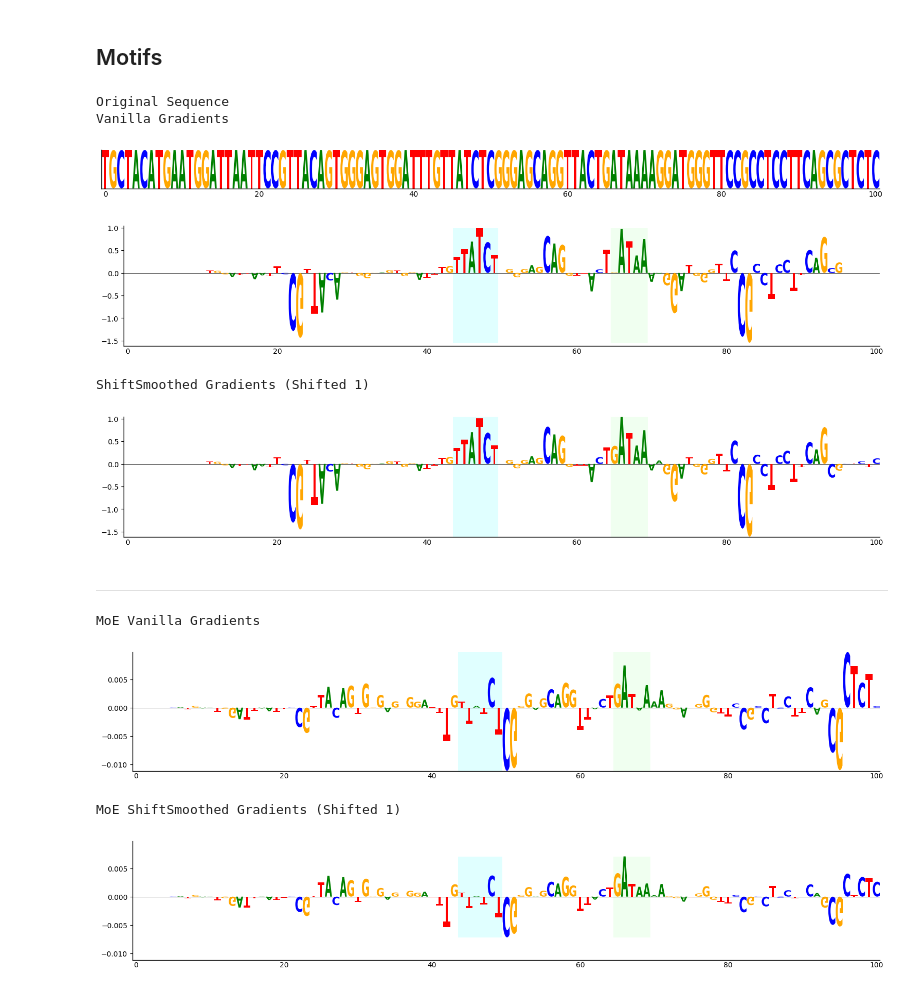
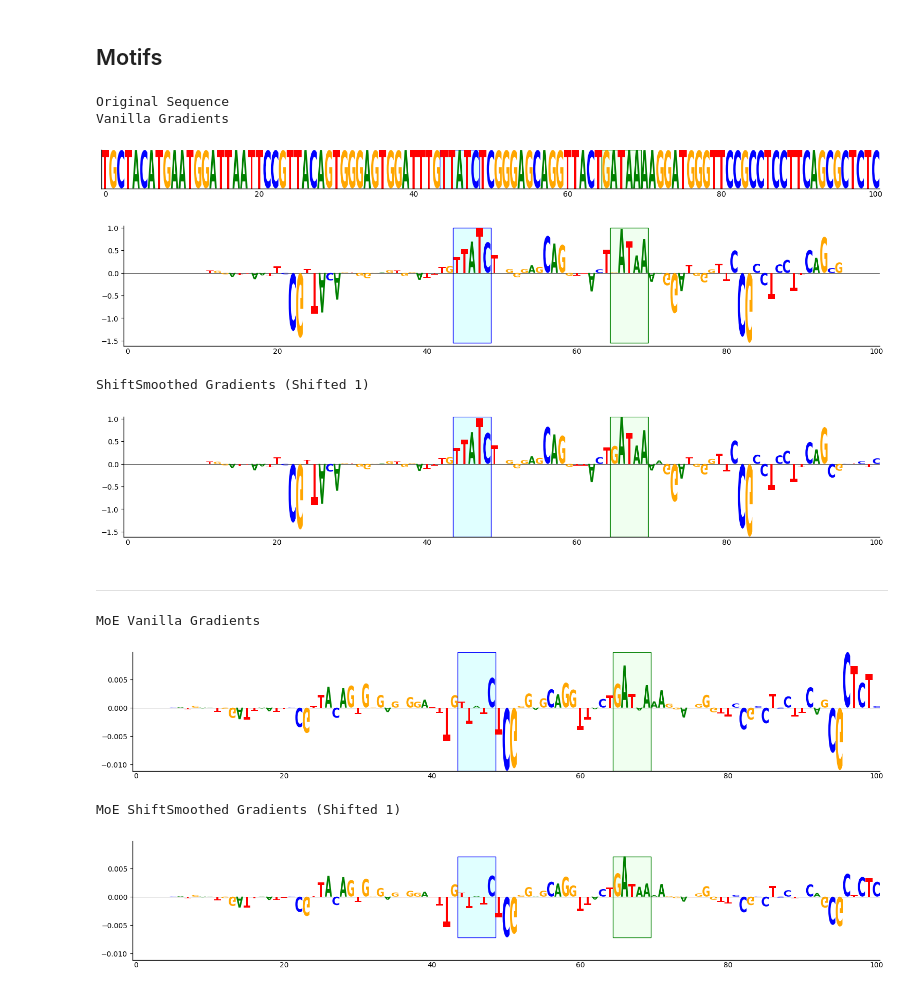
Before and after one commit to lab-rasool/TFBS, a Jupyter notebook: attributes_motif.ipynb, the cells around one changed output. Saved outputs shown, nothing was run; the diff lists cells and outputs as text; code cells hidden in the pictures.

```diff
--- a/attributes_motif.ipynb
+++ b/attributes_motif.ipynb
@@ -318,47 +318,51 @@ _ = viz.visualize_image_attr(
 scale_data = False
 show_all = False
 
 # Create logos for each dataset
 print("Original Sequence")
-crp_df_original_logo = create_logo(original_image[:,mask], figsize=[figsize[0], figsize[1] * (5/16)], xlims=[-0.5,100.5], remove_y_axis_numbers=True)
+crp_df_original_logo = create_logo(original_image[:,mask], figsize=[figsize[0], figsize[1] * (5/16)],
+                                   xlims=[-0.5,100.5], remove_y_axis_numbers=True,
+                                   highlight_range1=[44, 48], highlight_range2=[65, 69])
 
 if not show_all:
     attr_shiftsmooths = attr_shiftsmooths[:1]
     moe_shiftsmooths = moe_shiftsmooths[:1]
 
 # Calculate max and min values for attr_shiftsmooth[:,mask]
 attr_shiftsmooth_max, attr_shiftsmooth_min = attr_shiftsmooth[:,mask][:,:99].max(), attr_shiftsmooth[:,mask][:,:99].min()
 # Calculate max and min values for grads[:,mask]
 grads_max, grads_min = grads[:,mask][:,:99].max(), grads[:,mask][:,:99].min()
 # Store mins and maxes in lists
 
 mins = [attr_shiftsmooth2[:,mask][:,:99].min() for attr_shiftsmooth2, i in attr_shiftsmooths] + [attr_shiftsmooth_min, grads_min]
 maxes = [attr_shiftsmooth2[:,mask][:,:99].max() for attr_shiftsmooth2, i in attr_shiftsmooths] + [attr_shiftsmooth_max, grads_max]
 
 ymin = min(mins)
 ymax = max(maxes)
 ylims = [ymin, ymax]
 
 print("Vanilla Gradients")
-crp_logo = create_logo(grads[:,mask], figsize=figsize, scale_data=scale_data, ylims=ylims, xlims=[-0.5,100.5], highlight_range1=[44, 49], highlight_range2=[65, 69])
+crp_logo = create_logo(grads[:,mask], figsize=figsize, scale_data=scale_data,
+                       ylims=ylims, xlims=[-0.5,100.5],
+                       highlight_range1=[44, 48], highlight_range2=[65, 69])
 # print("Vanilla Gradients")
 # vg_crp_logo = create_logo(vanilla_grads, figsize=figsize, scale_data=True)
 # print("pred:", torch.sigmoid(pred), "pred_moe:", pred_moe)
 # %% [output]
 Original Sequence
 Vanilla Gradients
-[figure, old version]
+[figure, new version]
-[figure, old version]
+[figure, new version]
 # %%
 # print("ShiftSmoothed Gradients")
 # shiftsmooth_crp_df_logo = create_logo(attr_shiftsmooth[:,mask], figsize=figsize, scale_data=scale_data, ylims=ylims)
 
 for attr_shiftsmooth2, i in attr_shiftsmooths:
     print(f"ShiftSmoothed Gradients (Shifted {i})")
-    shiftsmooth_crp_df_logo = create_logo(attr_shiftsmooth2[:,mask], figsize=figsize, scale_data=scale_data, ylims=ylims, highlight_range1=[44, 49], highlight_range2=[65, 69])
+    shiftsmooth_crp_df_logo = create_logo(attr_shiftsmooth2[:,mask], figsize=figsize, scale_data=scale_data, ylims=ylims, highlight_range1=[44, 48], highlight_range2=[65, 69])
 # %% [output]
 ShiftSmoothed Gradients (Shifted 1)
-[figure, old version]
+[figure, new version]
 # %% [markdown]
 ---
 # %%
@@ -373,20 +377,20 @@ ymax = max(maxes)
 ylims = [ymin, ymax]
 # %%
 print("MoE Vanilla Gradients")
-moe_crp_df_logo = create_logo(moe_grad[:,mask], figsize=figsize, scale_data=scale_data, ylims=ylims, highlight_range1=[44, 49], highlight_range2=[65, 69])
+moe_crp_df_logo = create_logo(moe_grad[:,mask], figsize=figsize, scale_data=scale_data, ylims=ylims, highlight_range1=[44, 48], highlight_range2=[65, 69])
 # print("MoE 2 Vanilla Gradients")
 # moe_crp_df_logo = create_logo(moe_grad_, figsize=figsize, scale_data=scale_data)
 # %% [output]
 MoE Vanilla Gradients
-[figure, old version]
+[figure, new version]
 # %%
 
 for moe_shiftsmooth, i in moe_shiftsmooths:
     print(f"MoE ShiftSmoothed Gradients (Shifted {i})")
-    shiftsmooth_moe_df_logo = create_logo(moe_shiftsmooth[:,mask], figsize=figsize, scale_data=scale_data, ylims=ylims, highlight_range1=[44, 49], highlight_range2=[65, 69])
+    shiftsmooth_moe_df_logo = create_logo(moe_shiftsmooth[:,mask], figsize=figsize, scale_data=scale_data, ylims=ylims, highlight_range1=[44, 48], highlight_range2=[65, 69])
 # %% [output]
 MoE ShiftSmoothed Gradients (Shifted 1)
-[figure, old version]
+[figure, new version]
 # %%
 # print("DeepLIFT")
 # dl_crp_df_logo = create_logo(attr_dl[:,mask], figsize=figsize, scale_data=scale_data)
```
Also changed, not shown: 1 other file.
